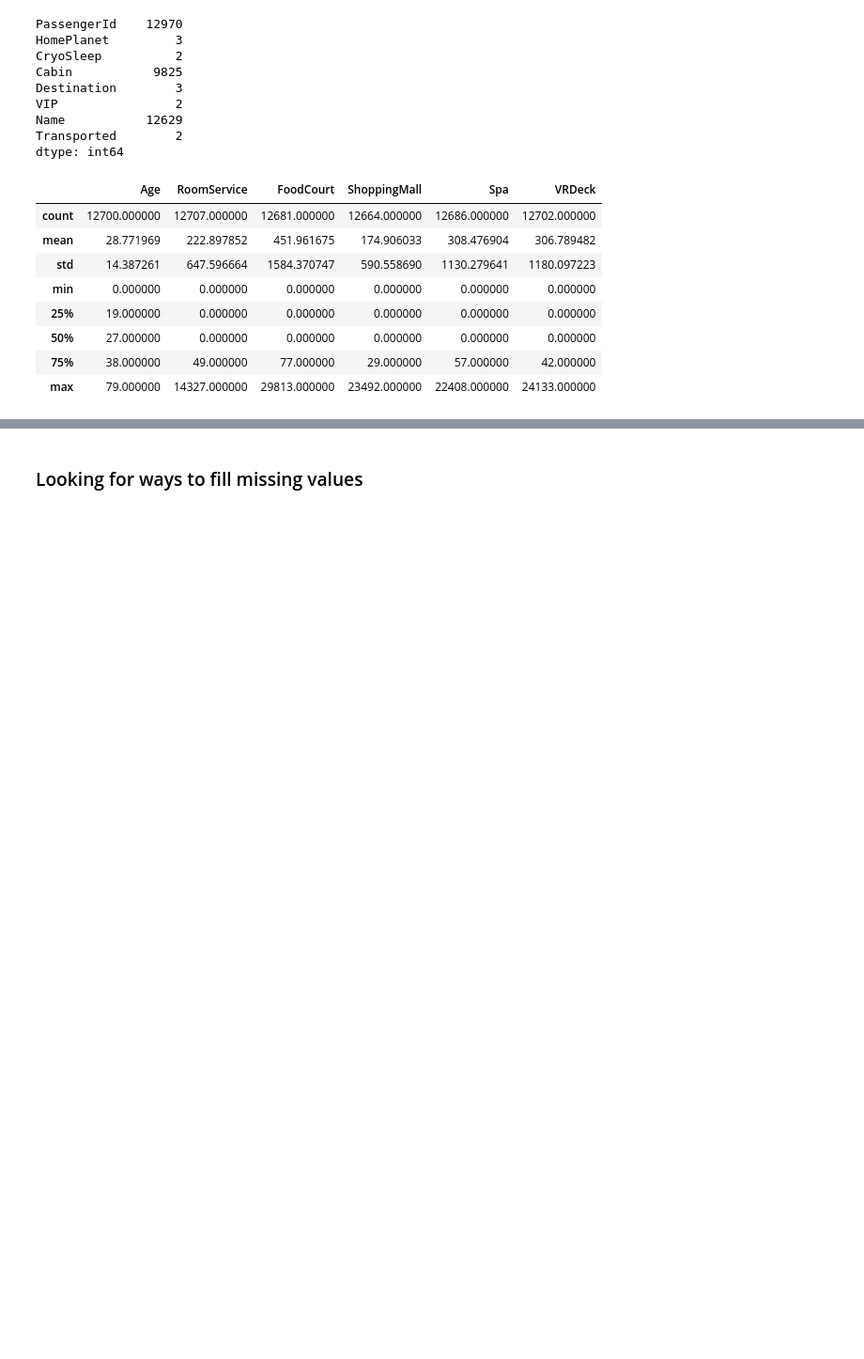
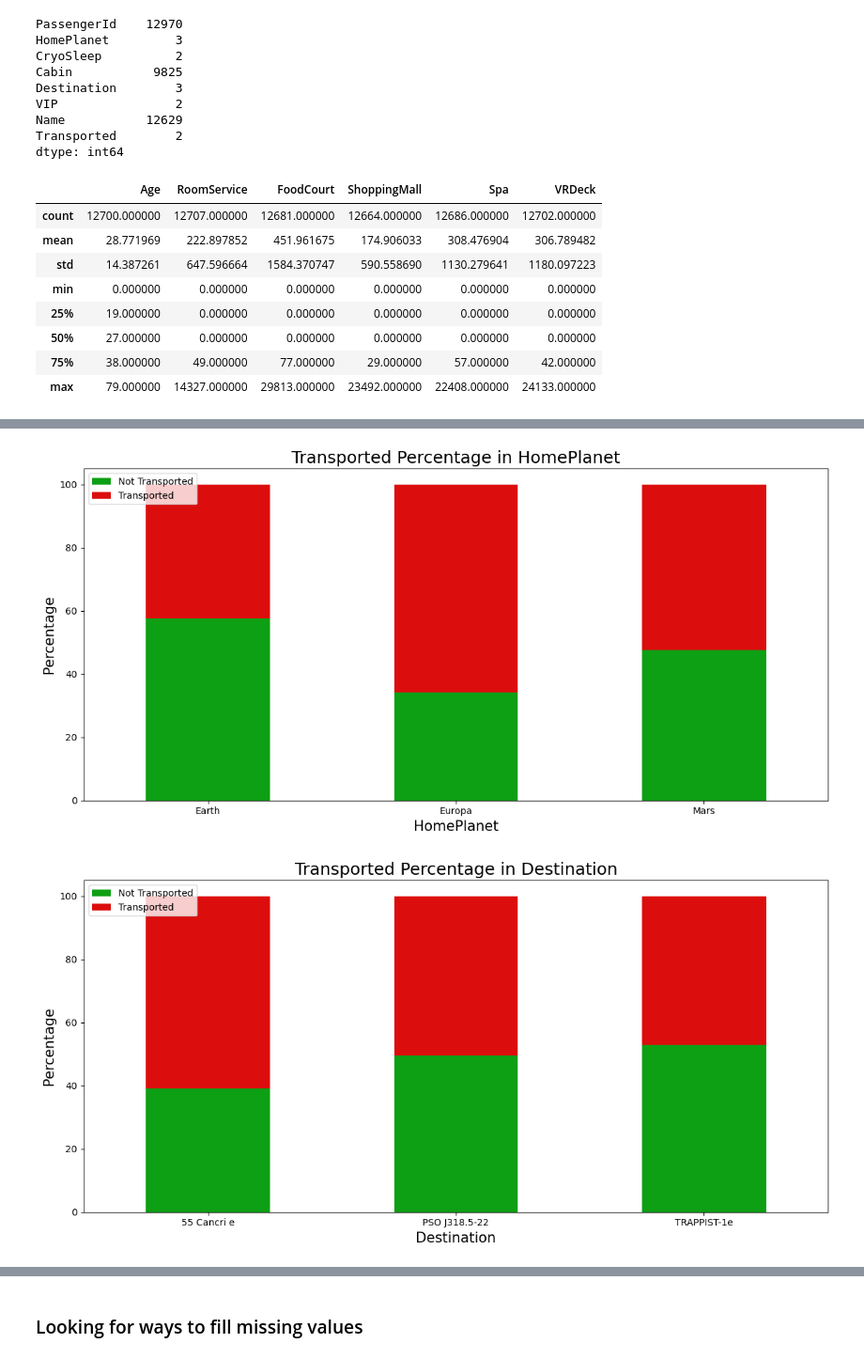
Before and after one commit to aKravtschenko/learning_ml, a Jupyter notebook: spaceship-titanic.ipynb, the cells around one changed output, grey strips where cells are left out. Shown at 94% size. Cells and saved outputs as stored; diff of their text form; code cells hidden in the pictures; blank space fills up the shorter version.

```diff
--- a/spaceship-titanic.ipynb
+++ b/spaceship-titanic.ipynb
@@ -146,0 +205,6 @@ Name: Transported, dtype: object
+# %%
+plt_dist_for_col(combined, "HomePlanet", "Transported")
+plt_dist_for_col(combined, "Destination", "Transported")
+# %% [output]
+[figure, added]
+[figure, added]
```
Also changed, not shown: parts of 8 cells of this notebook, 1 other file.
